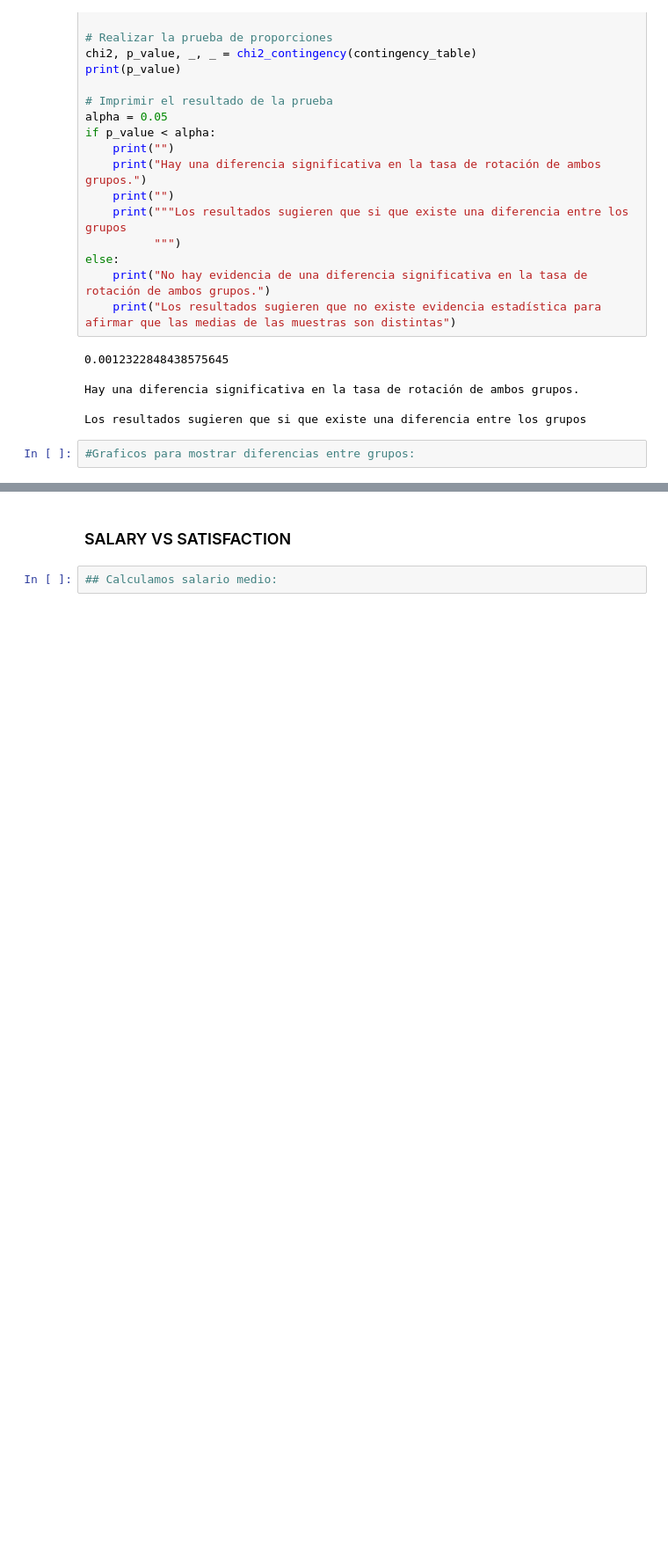
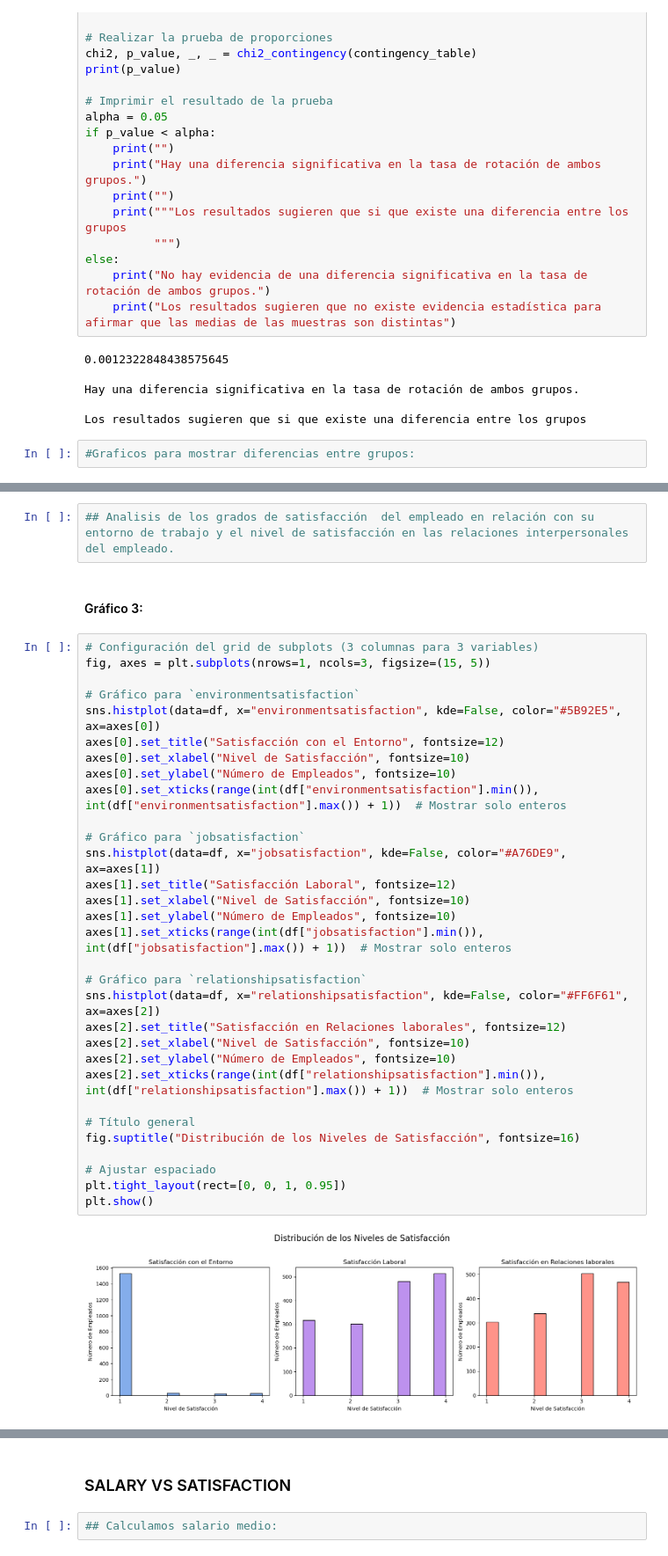
Before and after one commit to ArianaPapantonio/Final_project_module_3, a Jupyter notebook: Fase_4_AB_testing/AB_testing.ipynb, the cells around one changed output, grey strips where cells are left out. Shown at 88% size. Saved outputs shown, nothing was run; the diff lists cells and outputs as text; blank space fills up the shorter version.

```diff
--- a/Fase_4_AB_testing/AB_testing.ipynb
+++ b/Fase_4_AB_testing/AB_testing.ipynb
@@ -231,0 +264,37 @@ sns.boxplot(data=df,
+# %%
+## Analisis de los grados de satisfacción  del empleado en relación con su entorno de trabajo y el nivel de satisfacción en las relaciones interpersonales del empleado.
+# %% [markdown]
+#### Gráfico 3:
+# %%
+# Configuración del grid de subplots (3 columnas para 3 variables)
+fig, axes = plt.subplots(nrows=1, ncols=3, figsize=(15, 5))
+
+# Gráfico para `environmentsatisfaction`
+sns.histplot(data=df, x="environmentsatisfaction", kde=False, color="#5B92E5", ax=axes[0])
+axes[0].set_title("Satisfacción con el Entorno", fontsize=12)
+axes[0].set_xlabel("Nivel de Satisfacción", fontsize=10)
+axes[0].set_ylabel("Número de Empleados", fontsize=10)
+axes[0].set_xticks(range(int(df["environmentsatisfaction"].min()), int(df["environmentsatisfaction"].max()) + 1))  # Mostrar solo enteros
+
+# Gráfico para `jobsatisfaction`
+sns.histplot(data=df, x="jobsatisfaction", kde=False, color="#A76DE9", ax=axes[1])
+axes[1].set_title("Satisfacción Laboral", fontsize=12)
+axes[1].set_xlabel("Nivel de Satisfacción", fontsize=10)
+axes[1].set_ylabel("Número de Empleados", fontsize=10)
+axes[1].set_xticks(range(int(df["jobsatisfaction"].min()), int(df["jobsatisfaction"].max()) + 1))  # Mostrar solo enteros
+
+# Gráfico para `relationshipsatisfaction`
+sns.histplot(data=df, x="relationshipsatisfaction", kde=False, color="#FF6F61", ax=axes[2])
+axes[2].set_title("Satisfacción en Relaciones laborales", fontsize=12)
+axes[2].set_xlabel("Nivel de Satisfacción", fontsize=10)
+axes[2].set_ylabel("Número de Empleados", fontsize=10)
+axes[2].set_xticks(range(int(df["relationshipsatisfaction"].min()), int(df["relationshipsatisfaction"].max()) + 1))  # Mostrar solo enteros
+
+# Título general
+fig.suptitle("Distribución de los Niveles de Satisfacción", fontsize=16)
+
+# Ajustar espaciado
+plt.tight_layout(rect=[0, 0, 1, 0.95])
+plt.show()
+# %% [output]
+[figure, added]
```
Also changed, not shown: parts of 31 cells of this notebook.
